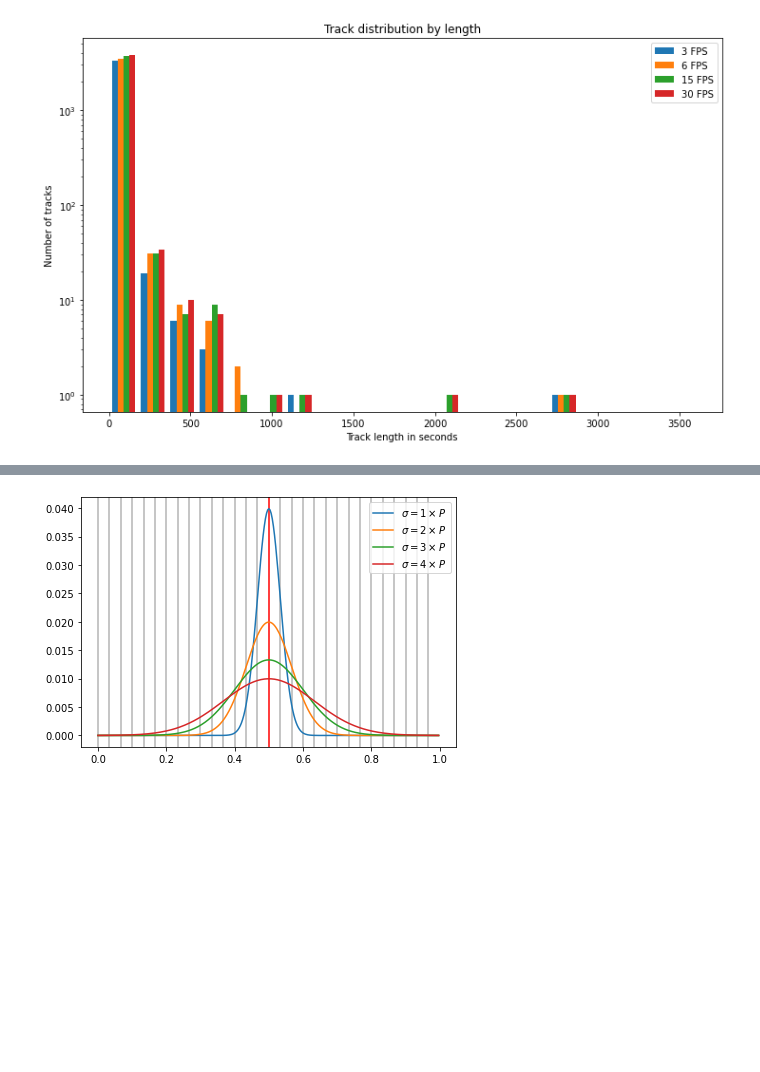
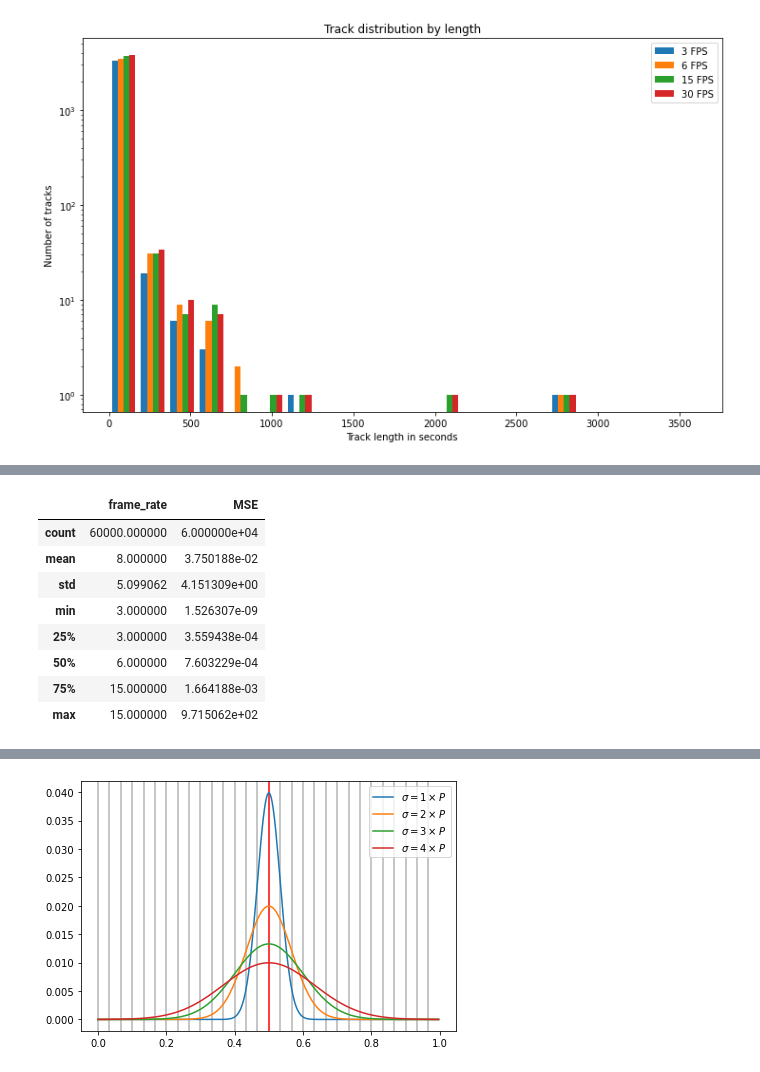
Before and after one commit to segonzal/chiletv, a Jupyter notebook: analysis/detection_strategy.ipynb, the cells around one changed output, grey strips where cells are left out. Cells and saved outputs as stored; diff of their text form; code cells hidden in the pictures; blank space fills up the shorter version.

```diff
--- a/analysis/detection_strategy.ipynb
+++ b/analysis/detection_strategy.ipynb
@@ -438,0 +400,12 @@ plot_fig(mse_soft_results, ['zero', 'slinear'], False, 'MSE against Softented De
+# %%
+df.describe()
+# %% [output]
+|  | frame_rate | MSE |
+| count | 60000.000000 | 6.000000e+04 |
+| mean | 8.000000 | 3.750188e-02 |
+| std | 5.099062 | 4.151309e+00 |
+| min | 3.000000 | 1.526307e-09 |
+| 25% | 3.000000 | 3.559438e-04 |
+| 50% | 6.000000 | 7.603229e-04 |
+| 75% | 15.000000 | 1.664188e-03 |
+| max | 15.000000 | 9.715062e+02 |
```
Also changed, not shown: parts of 17 cells of this notebook, 3 other files.
